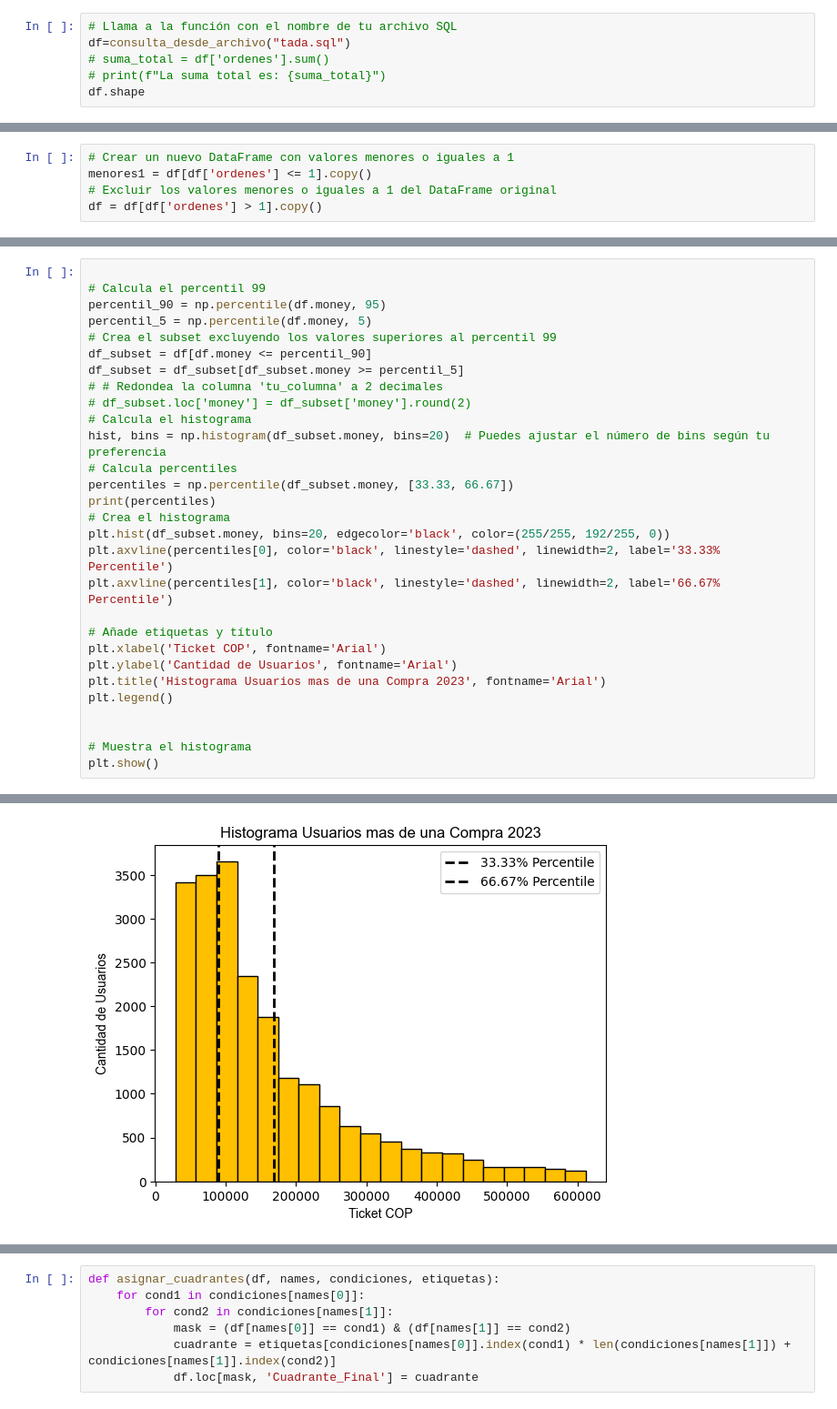
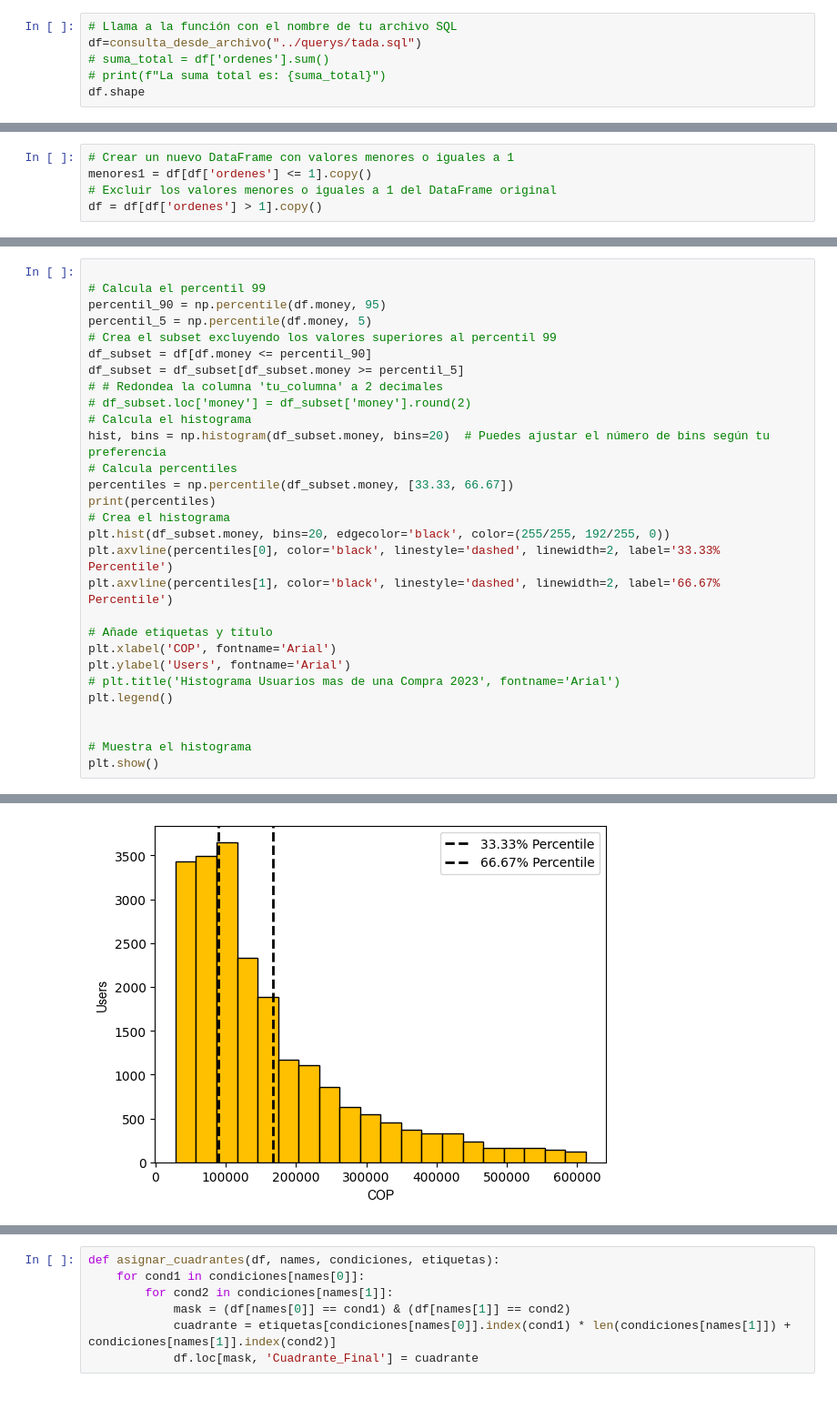
Before and after one commit to ju4nsepulveda/brand_lovers, a Jupyter notebook: nb/tada.ipynb, the cells around one changed output, grey strips where cells are left out. Shown at 91% size. Cells and saved outputs as stored; diff of their text form.

```diff
--- a/nb/tada.ipynb
+++ b/nb/tada.ipynb
@@ -36,7 +36,7 @@ def asignar_cuadrantes(df, names, condiciones, etiquetas):
             df.loc[mask, 'Cuadrante_Final'] = cuadrante
 # %%
 # Llama a la función con el nombre de tu archivo SQL
-df=consulta_desde_archivo("tada.sql")
+df=consulta_desde_archivo("../querys/tada.sql")
 # suma_total = df['ordenes'].sum()
 # print(f"La suma total es: {suma_total}")
 df.shape
@@ -119,9 +119,9 @@ plt.axvline(percentiles[0], color='black', linestyle='dashed', linewidth=2, labe
 plt.axvline(percentiles[1], color='black', linestyle='dashed', linewidth=2, label='66.67% Percentile')
 
 # Añade etiquetas y título
-plt.xlabel('Ticket COP', fontname='Arial')
-plt.ylabel('Cantidad de Usuarios', fontname='Arial')
-plt.title('Histograma Usuarios mas de una Compra 2023', fontname='Arial')
+plt.xlabel('COP', fontname='Arial')
+plt.ylabel('Users', fontname='Arial')
+# plt.title('Histograma Usuarios mas de una Compra 2023', fontname='Arial')
 plt.legend()
 
 
@@ -132,4 +132,4 @@ plt.show()
-[figure, old version]
+[figure, new version]
 # %%
 # Calcula el percentil 99
 percentil_90 = np.percentile(df.ordenes, 98)
```
Also changed, not shown: parts of 9 cells of this notebook, 4 other files.
